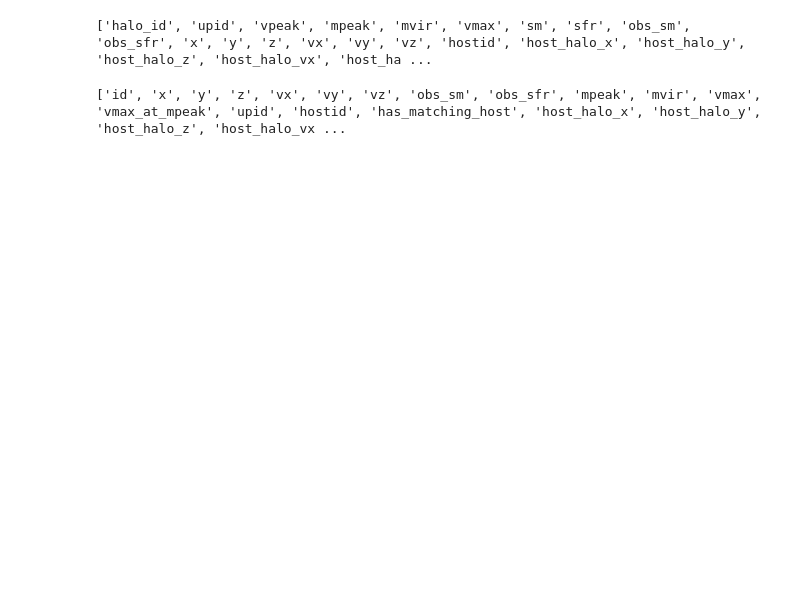
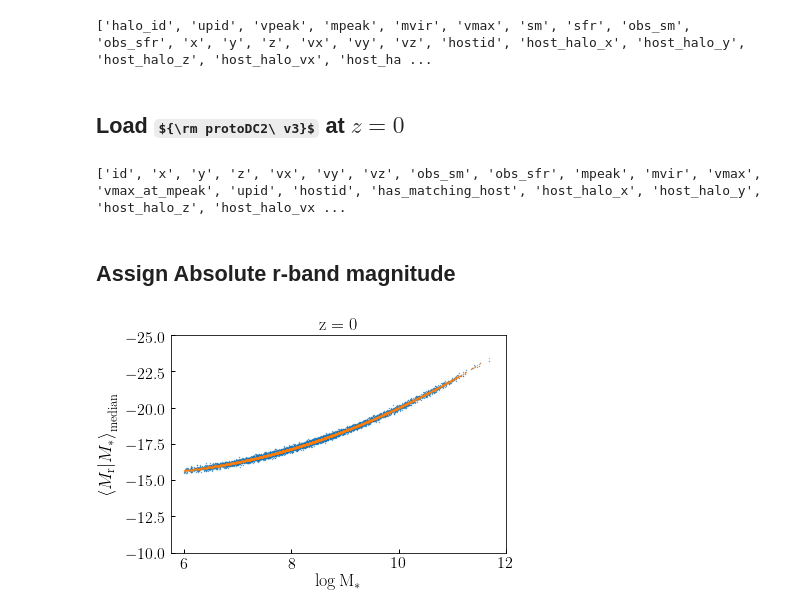
Before and after one commit to LSSTDESC/cosmodc2, a Jupyter notebook: notebooks/magr_calibration.ipynb, the cells around one changed output. Cells and saved outputs as stored; diff of their text form; code cells hidden in the pictures; some formulas as TeX source; blank space fills up the shorter version.

```diff
--- a/notebooks/magr_calibration.ipynb
+++ b/notebooks/magr_calibration.ipynb
@@ -23,6 +28,8 @@ mock['obs_ssfr'][zero_mask] = 10**np.random.normal(loc=-13, scale=0.25, size=num
 print(mock.keys())
 # %% [output]
 ['halo_id', 'upid', 'vpeak', 'mpeak', 'mvir', 'vmax', 'sm', 'sfr', 'obs_sm', 'obs_sfr', 'x', 'y', 'z', 'vx', 'vy', 'vz', 'hostid', 'host_halo_x', 'host_halo_y', 'host_halo_z', 'host_halo_vx', 'host_ha ...
+# %% [markdown]
+## Load ${\rm protoDC2\ v3}$ at $z=0$
 # %%
 dirname = "/Users/aphearin/Dropbox/protoDC2/umachine_z0p1_color_mock"
 basename = "umachine_z0p1_color_mock.hdf5"
@@ -36,0 +42,24 @@ from cosmodc2.sdss_colors import zehavi11_cumulative_nd, zehavi11_clustering
+# %% [markdown]
+##  Assign Absolute r-band magnitude
+# %%
+from cosmodc2.sdss_colors import median_magr_from_mstar
+
+median_magr = median_magr_from_mstar(
+    np.log10(mock['obs_sm']), x_table=[8.5, 10, 11.5], y_table=[-17.75, -20., -23])
+
+
+mock['restframe_extincted_sdss_abs_magr'] = np.random.normal(
+    loc=median_magr, scale=0.1, size=len(mock))
+fig, ax = plt.subplots(1, 1)
+
+nskip = 300
+__=ax.scatter(np.log10(mock['obs_sm'][::nskip]),
+              mock['restframe_extincted_sdss_abs_magr'][::nskip], s=0.1)
+__=ax.scatter(np.log10(mock['obs_sm'][::nskip]), median_magr[::nskip], s=0.1)
+ylim = ax.set_ylim(-10, -25)
+xlim = ax.set_xlim(5.75, 12)
+xlabel = ax.set_xlabel(r'${\rm \log M_{\ast}}$')
+ylabel = ax.set_ylabel(r'${\langle M_{\rm r}\vert M_{\ast}\rangle}_{\rm median}$')
+title = ax.set_title(r'${\rm z=0}$')
+# %% [output]
+[figure, added]
```
Also changed, not shown: parts of 9 cells of this notebook, 4 other files.
